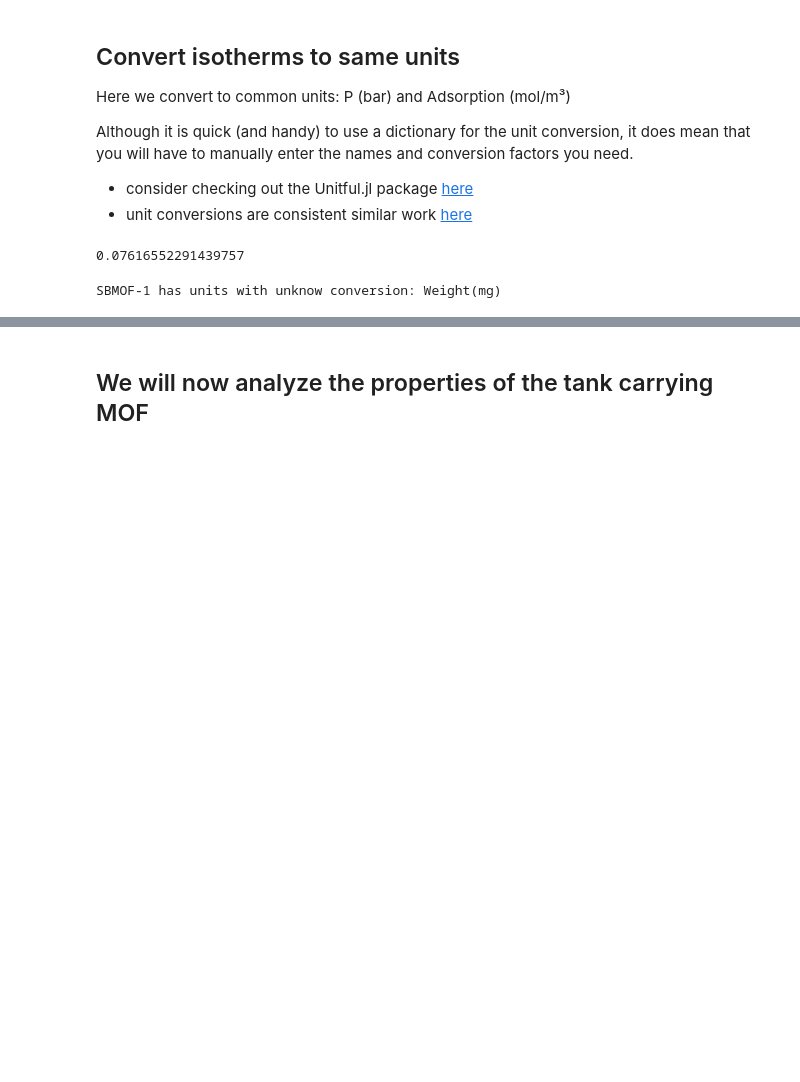
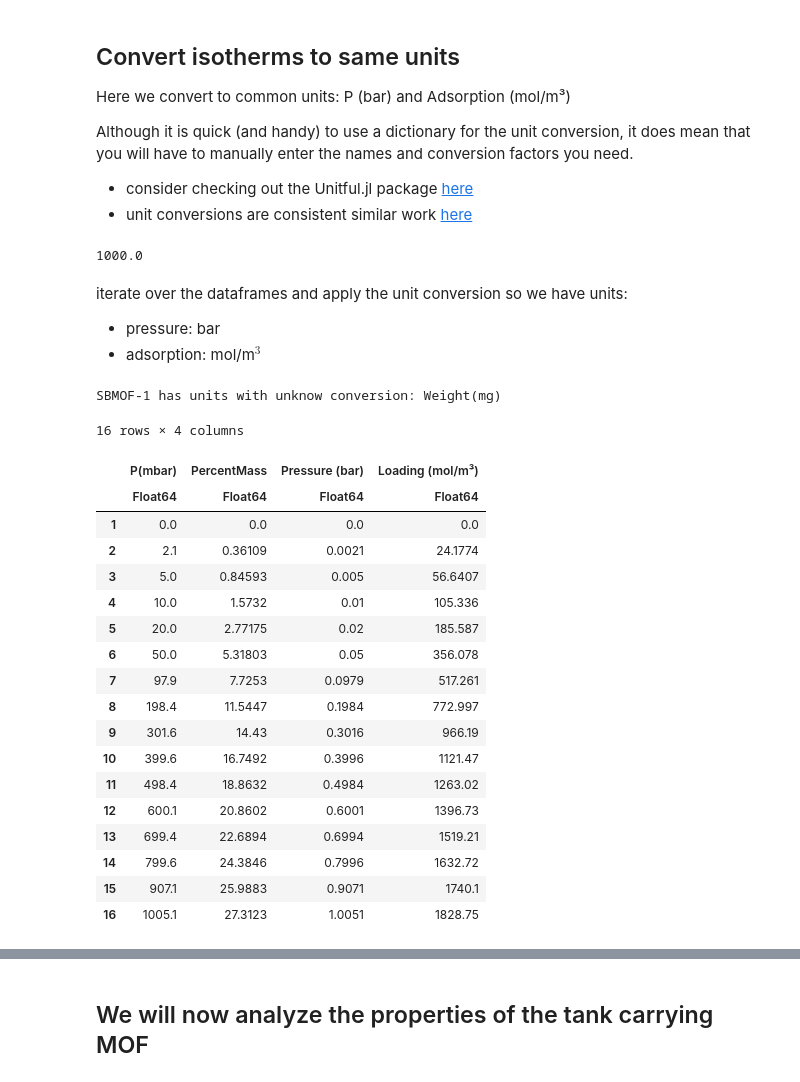
Before and after one commit to SimonEnsemble/PropellantStorage, a Jupyter notebook: Xe_Propellant_Storage.ipynb, the cells around one changed output, grey strips where cells are left out. Drawn from its saved outputs; the diff is of its cells as text; code cells hidden in the pictures; blank space fills up the shorter version.

```diff
--- a/Xe_Propellant_Storage.ipynb
+++ b/Xe_Propellant_Storage.ipynb
@@ -301,24 +295,30 @@ it does mean that you will have to manually enter the names and conversion facto
 common_pressure_units = Symbol("Pressure (bar)")
 common_loading_units = Symbol("Loading (mol/m³)")
 
-# Define a dictionary with conversion factors
-pressure_conversion = Dict{Symbol,Float64}()
-loading_conversion = Dict{Symbol,Float64}()
+# Define a dictionary with conversion factors.
+pressure_conversion = Dict{Symbol, Float64}()
+loading_conversion = Dict{Symbol, Float64}()
 
-# pressure conversions:
-pressure_conversion[Symbol("P(bar)")] = 1.0
-pressure_conversion[Symbol("P(mbar)")] = 0.01
-pressure_conversion[Symbol("P(kPa)")] = 0.01
-pressure_conversion[Symbol("P(torr)")] = 0.00133322
-pressure_conversion[Symbol("P(atm)")] = 1.01325
+# pressure conversions to bar
+pressure_conversion[Symbol("P(bar)")] = 1.0 # (1 bar) / (1 bar)
+pressure_conversion[Symbol("P(mbar)")] = 1 / 1000 # (1 bar) / (1000 mbar)
+pressure_conversion[Symbol("P(kPa)")] = 1 / 100 # (1 bar) / (100 kPa)
+pressure_conversion[Symbol("P(torr)")] = 1 / 750.062 # (1 bar) / (750.062 torr)
+pressure_conversion[Symbol("P(atm)")] = 1 / 0.986923 # (1 bar) / (0.986923 atm)
 
-# loading conversions:
+# loading conversions to mol/kg
 # these conversion factors will put the quantity into mmol/g which can then be multiplied by the crystal density
-loading_conversion[Symbol("L(mmol/g)")] = 1
-loading_conversion[Symbol("L(mol/L)")] = 1000.0 # this one is an exception
-loading_conversion[Symbol("L(ccSTP/g)")] = 1/22.4
-loading_conversion[Symbol("L(cm3STP/g)")] =1/22.4
-loading_conversion[:PercentMass] = 10/xe_atomic_mass # formula = (1/100%)*(1/molecular_weight)*(1000mmol/mol)
+loading_conversion[Symbol("L(mmol/g)")] = 1.0 # (1 mol/kg) / (1 mmol/g)
+loading_conversion[Symbol("L(ccSTP/g)")] = 1 / 22.4 # (cc STP /g) (1000 g /kg) (1 mol/ 22.4 L STP) (1 L / 1000 cc)
+loading_conversion[Symbol("L(cm3STP/g)")] =1 / 22.4
+# [(% mass) / 100 g Xe / g MOF](1 mol /MW_Xe g) (1000 g /1 kg)
+loading_conversion[:PercentMass] = 1000.0 / xe_atomic_mass / 100.0
+# this one is an exception where xtal density not needed
+loading_conversion[Symbol("L(mol/L)")] = 1000.0 # (mol / L)(1000 L / m3)
 # %% [output]
-0.07616552291439757
+1000.0
+# %% [markdown]
+iterate over the dataframes and apply the unit conversion so we have units:
+* pressure: bar
+* adsorption: mol/m$^3$
 # %%
@@ -344,4 +343,24 @@ end
 # %% [output]
 SBMOF-1 has units with unknow conversion: Weight(mg)
 # %%
-# xe_isotherms["HKUST-1"]
+xe_isotherms["HKUST-1"]
+# %% [output]
+16 rows × 4 columns
+|  | P(mbar) | PercentMass | Pressure (bar) | Loading (mol/m³) |
+|  | Float64 | Float64 | Float64 | Float64 |
+| 1 | 0.0 | 0.0 | 0.0 | 0.0 |
+| 2 | 2.1 | 0.36109 | 0.0021 | 24.1774 |
+| 3 | 5.0 | 0.84593 | 0.005 | 56.6407 |
+| 4 | 10.0 | 1.5732 | 0.01 | 105.336 |
+| 5 | 20.0 | 2.77175 | 0.02 | 185.587 |
+| 6 | 50.0 | 5.31803 | 0.05 | 356.078 |
+| 7 | 97.9 | 7.7253 | 0.0979 | 517.261 |
+| 8 | 198.4 | 11.5447 | 0.1984 | 772.997 |
+| 9 | 301.6 | 14.43 | 0.3016 | 966.19 |
+| 10 | 399.6 | 16.7492 | 0.3996 | 1121.47 |
+| 11 | 498.4 | 18.8632 | 0.4984 | 1263.02 |
+| 12 | 600.1 | 20.8602 | 0.6001 | 1396.73 |
+| 13 | 699.4 | 22.6894 | 0.6994 | 1519.21 |
+| 14 | 799.6 | 24.3846 | 0.7996 | 1632.72 |
+| 15 | 907.1 | 25.9883 | 0.9071 | 1740.1 |
+| 16 | 1005.1 | 27.3123 | 1.0051 | 1828.75 |
```
Also changed, not shown: parts of 11 cells of this notebook.
